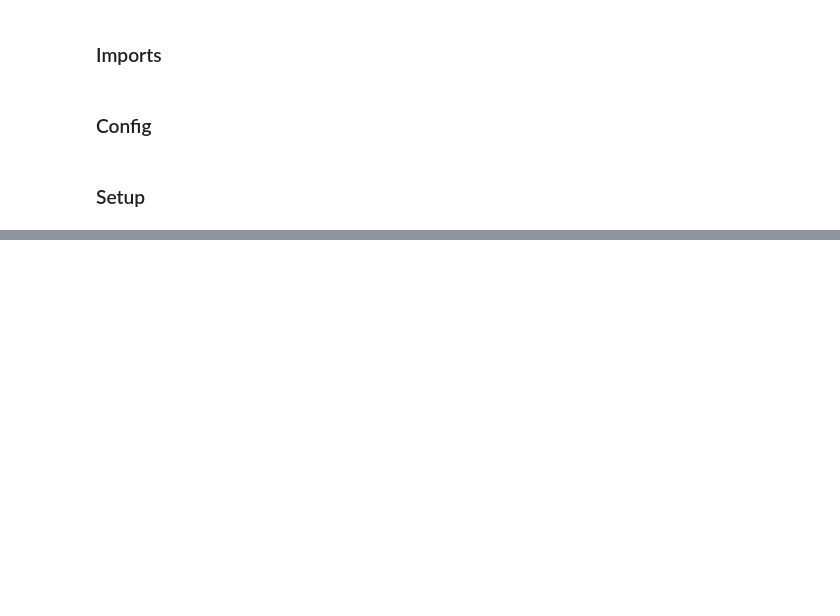
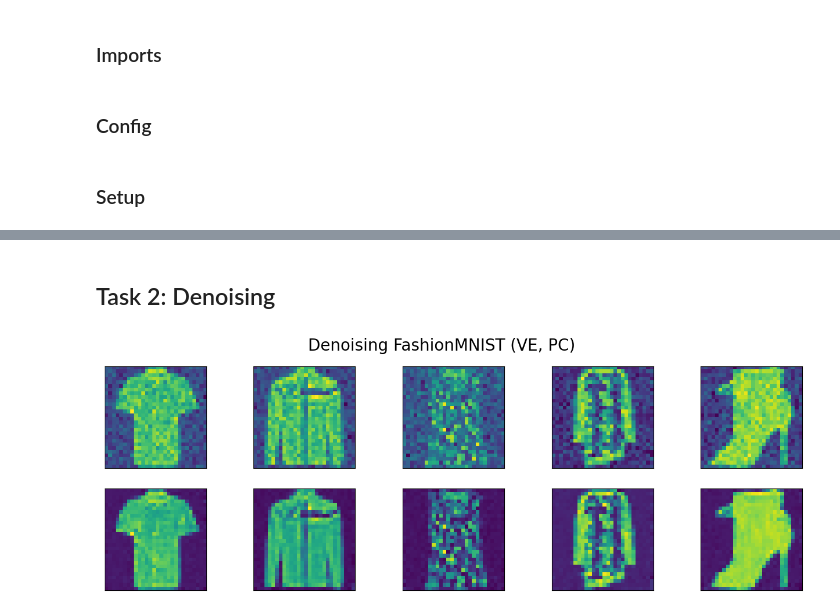
Before and after one commit to snigdhasaha7/diffusion-for-photoacoustic, a Jupyter notebook: work_showcase.ipynb, the cells around one changed output, grey strips where cells are left out. Saved outputs shown, nothing was run; the diff lists cells and outputs as text; code cells hidden in the pictures; blank space fills up the shorter version.

```diff
--- a/work_showcase.ipynb
+++ b/work_showcase.ipynb
@@ -171,0 +238,21 @@ Files already downloaded and verified
+# %% [markdown]
+## Task 2: Denoising
+# %%
+# Clean images
+num_images = 5
+data, _ = next(iter(train_loader))
+clean_images = data[:num_images].to(device)
+
+# Noise up images
+noise = AddGaussianNoise(std=0.1)
+noisy_images = clean_images.clone();
+for i in range(num_images):
+    noisy_images[i] = noise(clean_images[i])
+
+# Denoised images
+denoised_images, metrics = denoise(noisy_images, denoiser, lbda=.01, lbda_schedule='linear', lbda_param=10,
+                                   report_PSNR=True, clean_images=clean_images, task='denoise')
+
+plot_before_after(noisy_images, denoised_images, title="Denoising FashionMNIST (VE, PC)")
+# %% [output]
+[figure, added]
```
Also changed, not shown: parts of 23 cells of this notebook, 1 other file.
